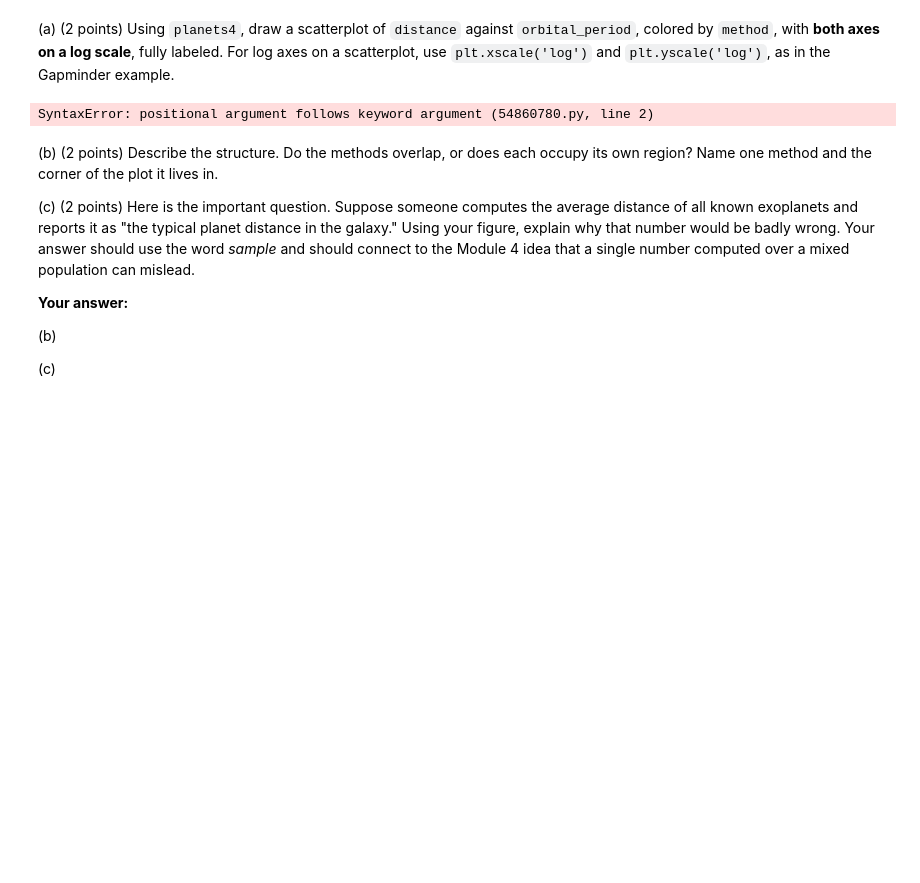
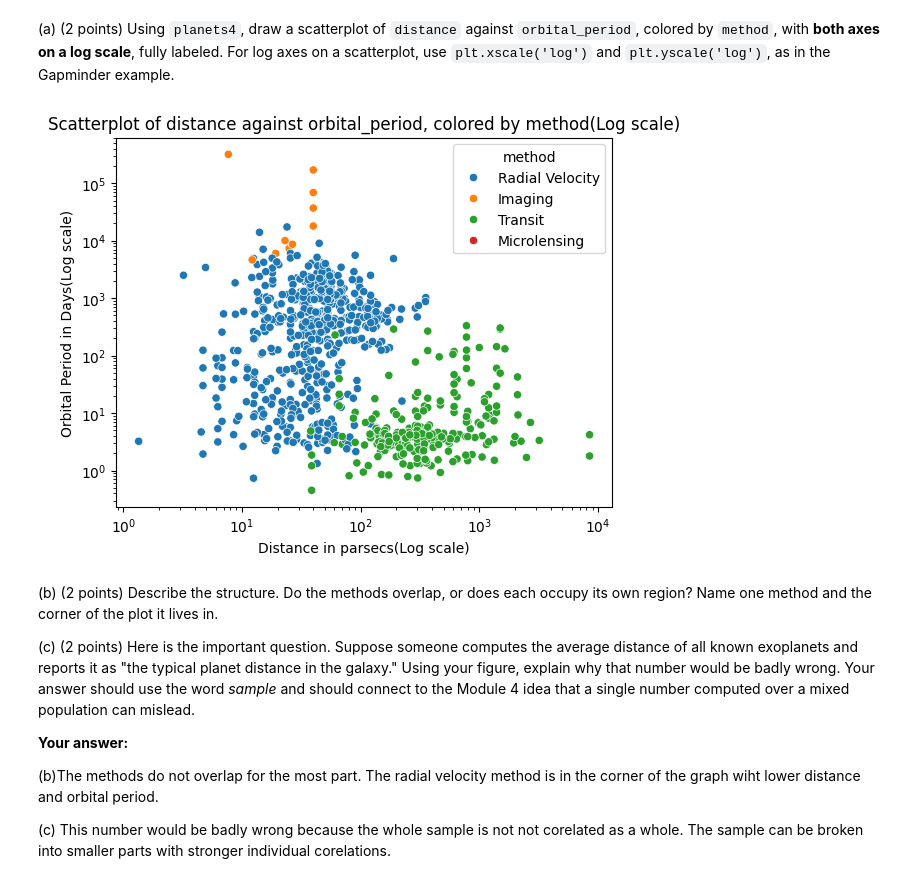
Before and after one commit to JoobZefty/dsc210, a Jupyter notebook: Homework/HW03-arrays_and_visualization.ipynb, the cells around one changed output. Saved outputs shown, nothing was run; the diff lists cells and outputs as text; code cells hidden in the pictures; blank space fills up the shorter version.

```diff
--- a/Homework/HW03-arrays_and_visualization.ipynb
+++ b/Homework/HW03-arrays_and_visualization.ipynb
@@ -512,13 +512,15 @@ planets4 shape: (1011, 6)
 (a) (2 points) Using `planets4`, draw a scatterplot of `distance` against `orbital_period`, colored by `method`, with **both axes on a log scale**, fully labeled. For log axes on a scatterplot, use `plt.xscale('log')` and `plt.yscale('log')`, as in the Gapminder example.
 # %%
 # Problem D1(a): your code here
-sns.scatterplot(data=planets4, x='distance', y='orbital period', hue='method', plt.xscale('log'), plt.yscale('log'))
+sns.scatterplot(data=planets4, x='distance', y='orbital_period', hue='method')
 plt.title('Scatterplot of distance against orbital_period, colored by method(Log scale)')
-plt.ylabel('Orbital Period in Days')
-plt.xlabel('Distance in parsecs')
+plt.ylabel('Orbital Period in Days(Log scale)')
+plt.xlabel('Distance in parsecs(Log scale)')
+plt.xscale('log')
+plt.yscale('log')
 plt.show()
 # %% [output]
-SyntaxError: positional argument follows keyword argument (54860780.py, line 2)
+[figure, added]
 # %% [markdown]
 (b) (2 points) Describe the structure. Do the methods overlap, or does each occupy its own region? Name one method and the corner of the plot it lives in.
 
@@ -526,9 +528,9 @@ SyntaxError: positional argument follows keyword argument (54860780.py, line 2)
 
 **Your answer:**
 
-(b)
+(b)The methods do not overlap for the most part. The radial velocity method is in the corner of the graph wiht lower distance and orbital period.
 
-(c)
+(c) This number would be badly wrong because the whole sample is not not corelated as a whole. The sample can be broken into smaller parts with stronger individual corelations.
 # %% [markdown]
 ### Problem D2. COMMUNICATE: one figure and a Professional Summary (6 points)
 
```
Also changed, not shown: parts of 4 cells of this notebook.
